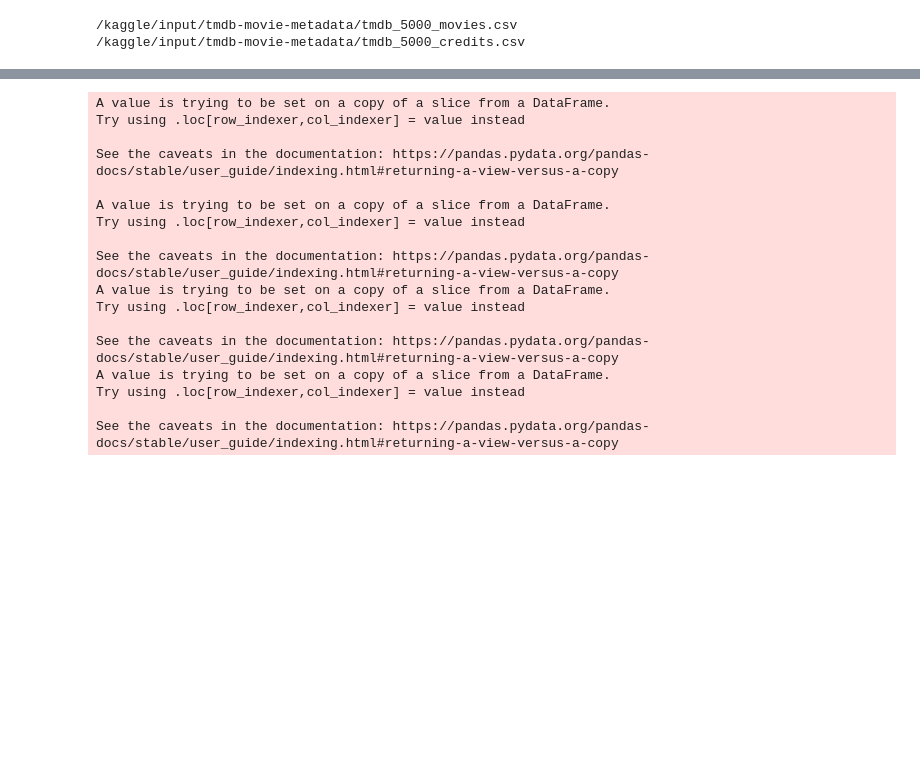
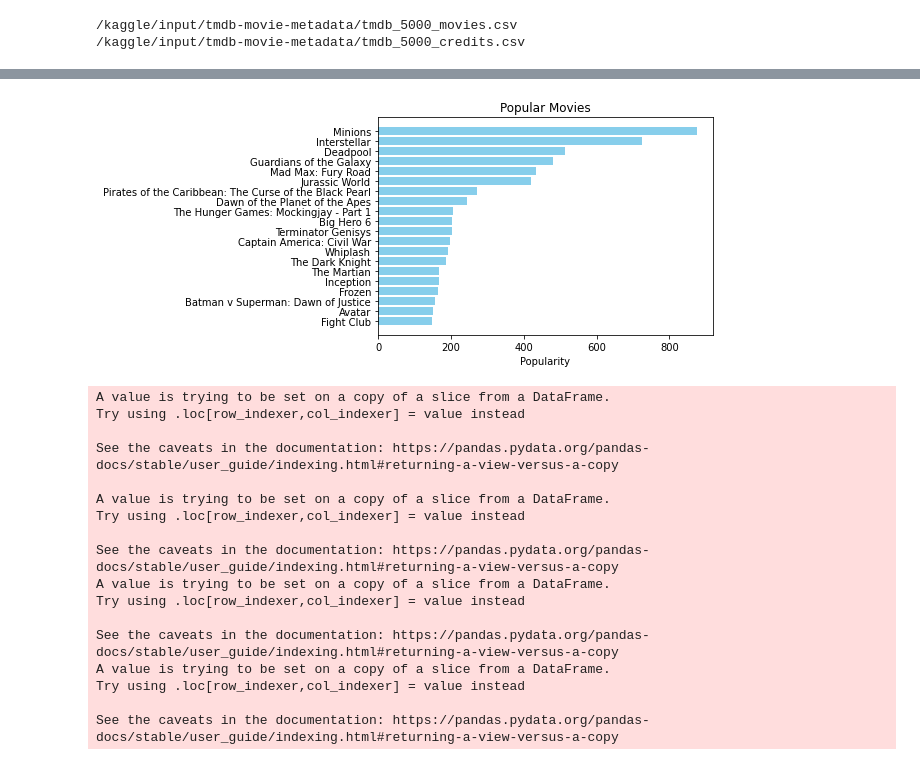
Before and after one commit to kregmi001/ML-and-Deep-Learning-for-Single-and-Muti-Class-Classification, a Jupyter notebook: movie-recommendation-system.ipynb, the cells around one changed output, grey strips where cells are left out. Cells and saved outputs as stored; diff of their text form; code cells hidden in the pictures; blank space fills up the shorter version.

```diff
--- a/movie-recommendation-system.ipynb
+++ b/movie-recommendation-system.ipynb
@@ -45,3 +62,18 @@ See the caveats in the documentation: https://pandas.pydata.org/pandas-docs/stab
+# %%
+sorted_movies = movies_feature_set.sort_values('popularity' , ascending=False)
+sorted_movies.head(3)
+
+def horizontal_bar():
+  plt.title("Movie With Popularity")
+  plt.barh(sorted_movies['title'].head(20),sorted_movies['popularity'].head(20), align='center',
+          color='skyblue')
+  plt.gca().invert_yaxis()
+  plt.xlabel("Popularity",fontsize=10)
+  plt.title("Popular Movies")
+
+horizontal_bar()
+# %% [output]
+[figure, added]
 # %%
 
 
```
Also changed, not shown: parts of 8 cells of this notebook.
